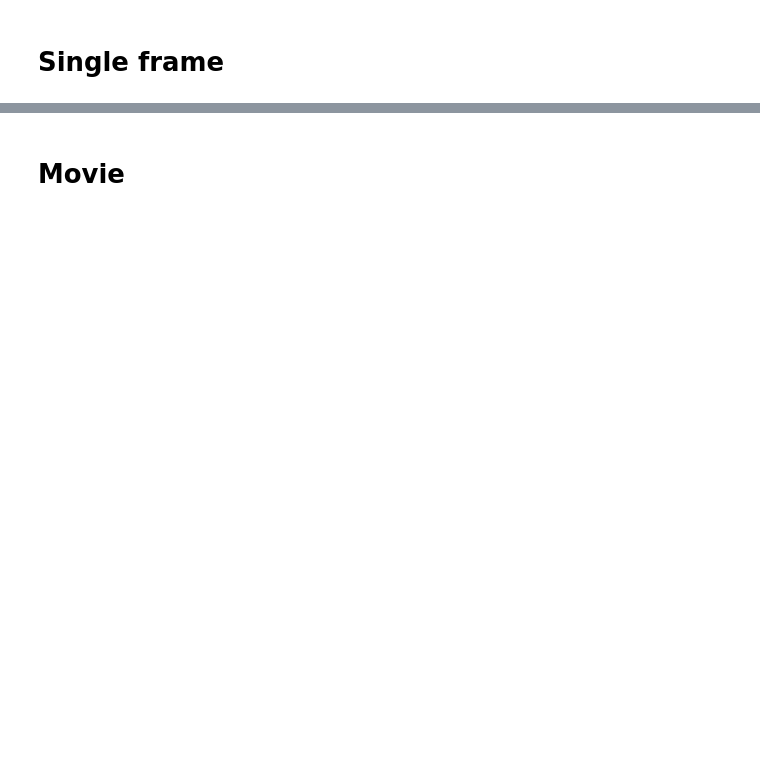
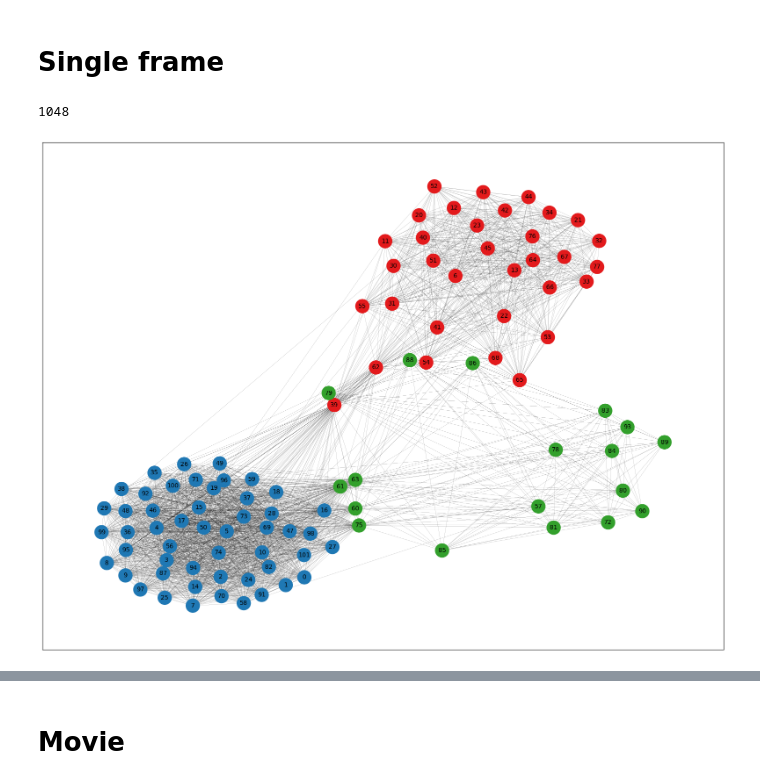
Before and after one commit to brandonminta/conflictmodel, a Jupyter notebook: Animations.ipynb, the cells around one changed output, grey strips where cells are left out. Saved outputs shown, nothing was run; the diff lists cells and outputs as text; code cells hidden in the pictures; blank space fills up the shorter version.

```diff
--- a/Animations.ipynb
+++ b/Animations.ipynb
@@ -18,47 +16,44 @@ with open('outputfolder/matrix_list.pkl', 'rb') as file:
 # %% [markdown]
 # Single frame
+# %%
+matrix_arr = np.load('/home/brandm/Documents/Tesis/conflictmodel/conflictmodel/matrix.npy')
+# %%
+len(matrix_arr)
+# %% [output]
+1048
+# %%
+matrix = matrix_arr[850]
+# %%
+N =len(matrix)
 # %%
-L = 5
-density = 0.3
+# Assign a distinct color to each cluster
+#cluster_colors = sns.color_palette('hls', n_colors=N).as_hex()
+cluster_colors = ['#1f78b4', '#33a02c', '#e31a1c', '#ff7f00', '#6a3d9a', '#a6cee3', '#b2df8a', '#fb9a99', '#fdbf6f', '#cab2d6']
 
-N = L*L - int(density * L*L)
 G = nx.Graph()
-G.add_nodes_from(range(N))
-
-# Compute initial positions using spring layout
-pos = nx.spring_layout(G, seed=54)
-
-# Compute the best partition using the Louvain algorithm
-partition = community.best_partition(G)
-
-# Assign a distinct color to each cluster
-cluster_colors = sns.color_palette('hls', n_colors=N).as_hex()
-
-matrix = matrix  # Replace 'your_single_matrix' with your actual matrix
-
-# Clear the graph
-G.clear()
-
 # Add nodes to the graph
 G.add_nodes_from(range(N))
 
 # Add edges to the graph based on the matrix
 for i in range(N):
     for j in range(N):
-        if i != j and matrix[i, j] > 0.5:  # Exclude self-edges
+        if i != j and matrix[i, j] >= 0.5:  # Exclude self-edges
             G.add_edge(i, j, weight=matrix[i, j])
 
 # Detect clusters and color nodes accordingly
 partition = community.best_partition(G)
 node_colors = [cluster_colors[partition[node]] for node in G.nodes()]
-
+# Use spring_layout for better node positioning
+pos = nx.fruchterman_reingold_layout(G,k=1, seed = 59)
 node_sizes = 500  # Change node size here
 
 # Plot the graph
-plt.figure(figsize=(15, 10))  # Adjust the figure size if desired
+plt.figure(figsize=(20, 15), facecolor='white')  # Adjust the figure size if desired
 nx.draw_networkx_nodes(G, pos, node_color=node_colors, node_size=node_sizes)
 nx.draw_networkx_edges(G, pos, width=0.1)
-nx.draw_networkx_labels(G, pos, font_weight='medium', font_size=20)
-plt.title('Static Graph')
-plt.axis('off')
+nx.draw_networkx_labels(G, pos, font_weight='medium', font_size=10)
+#plt.title('Emergence of clusters', fontsize=25)
+#plt.axis('off')
 plt.show()
+# %% [output]
+[figure, added]
```
Also changed, not shown: parts of 19 cells of this notebook, 8 other files.
